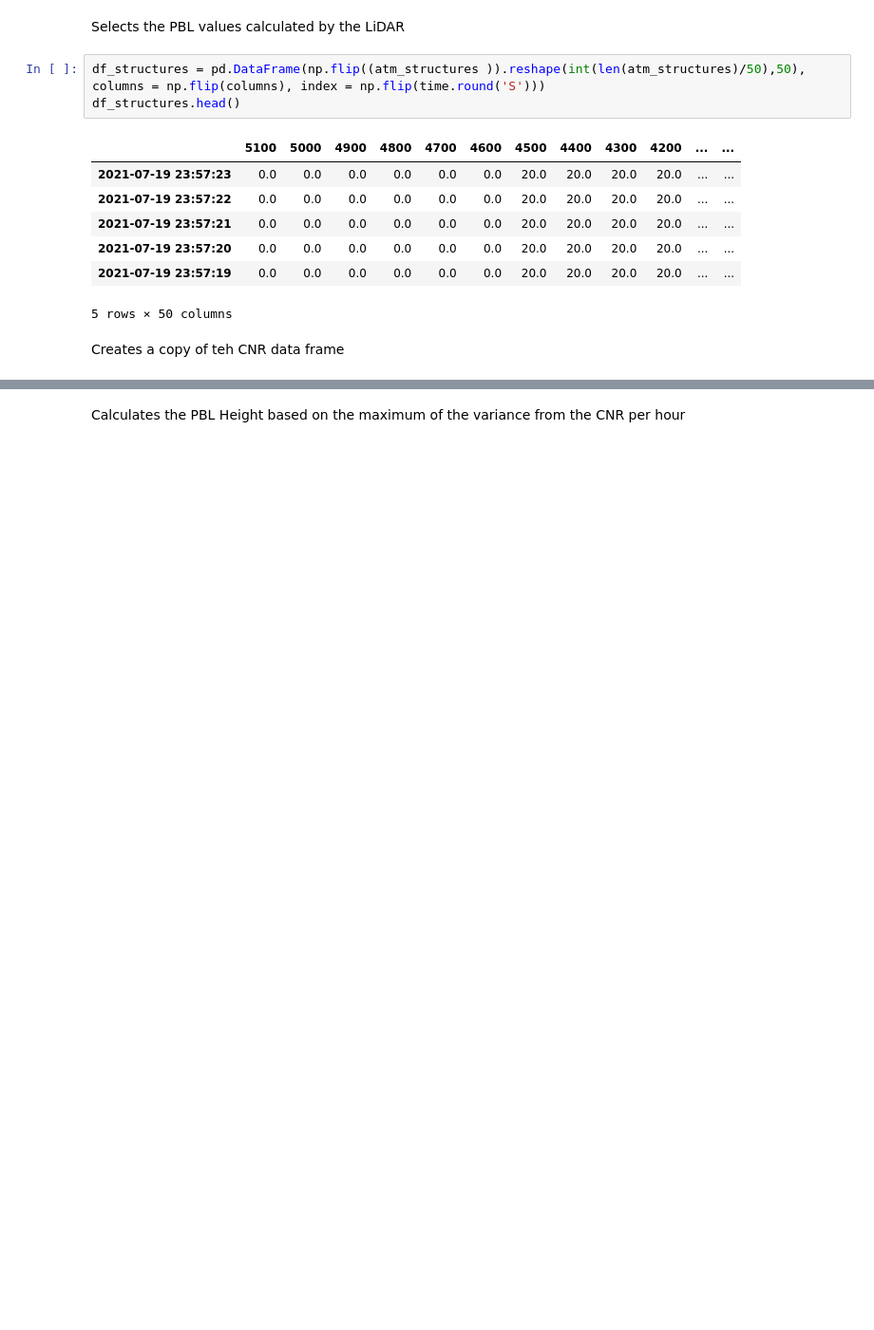
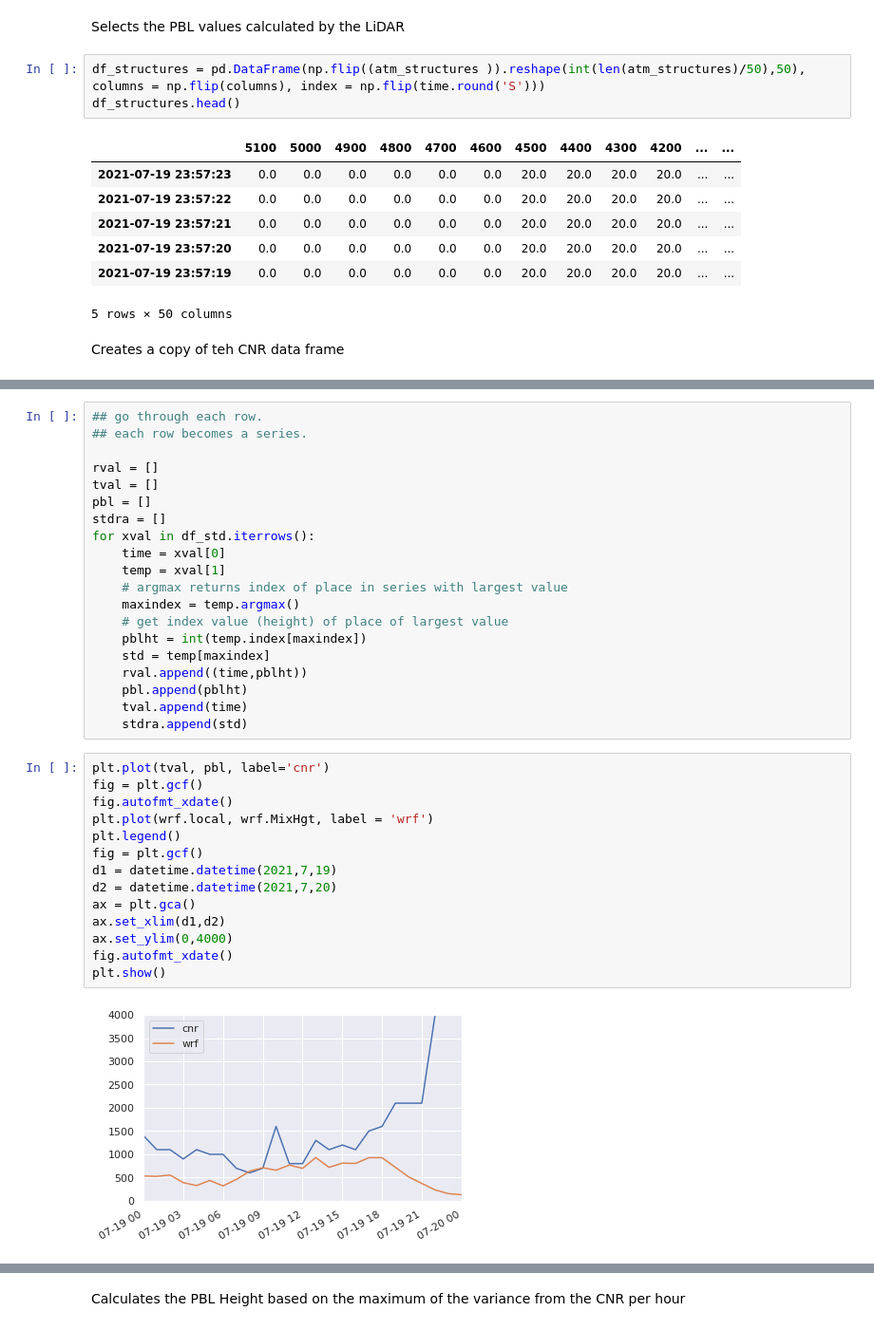
Before and after one commit to jvivar2383/NOAA_PBLH, a Jupyter notebook: Notebooks/CNR_V2.ipynb, the cells around one changed output, grey strips where cells are left out. Shown: that part at 95% size. Saved outputs shown, nothing was run; the diff lists cells and outputs as text; blank space fills up the shorter version.

```diff
--- a/Notebooks/CNR_V2.ipynb
+++ b/Notebooks/CNR_V2.ipynb
@@ -110,0 +167,36 @@ df_cnr_cop.head()
+# %%
+## go through each row.
+## each row becomes a series.
+
+rval = []
+tval = []
+pbl = []
+stdra = []
+for xval in df_std.iterrows():
+    time = xval[0]
+    temp = xval[1]
+    # argmax returns index of place in series with largest value
+    maxindex = temp.argmax()
+    # get index value (height) of place of largest value
+    pblht = int(temp.index[maxindex])
+    std = temp[maxindex]
+    rval.append((time,pblht))
+    pbl.append(pblht)
+    tval.append(time)
+    stdra.append(std)
+# %%
+plt.plot(tval, pbl, label='cnr')
+fig = plt.gcf()
+fig.autofmt_xdate()
+plt.plot(wrf.local, wrf.MixHgt, label = 'wrf')
+plt.legend()
+fig = plt.gcf()
+d1 = datetime.datetime(2021,7,19)
+d2 = datetime.datetime(2021,7,20)
+ax = plt.gca()
+ax.set_xlim(d1,d2)
+ax.set_ylim(0,4000)
+fig.autofmt_xdate()
+plt.show()
+# %% [output]
+[figure, added]
```
Also changed, not shown: parts of 14 cells of this notebook.
